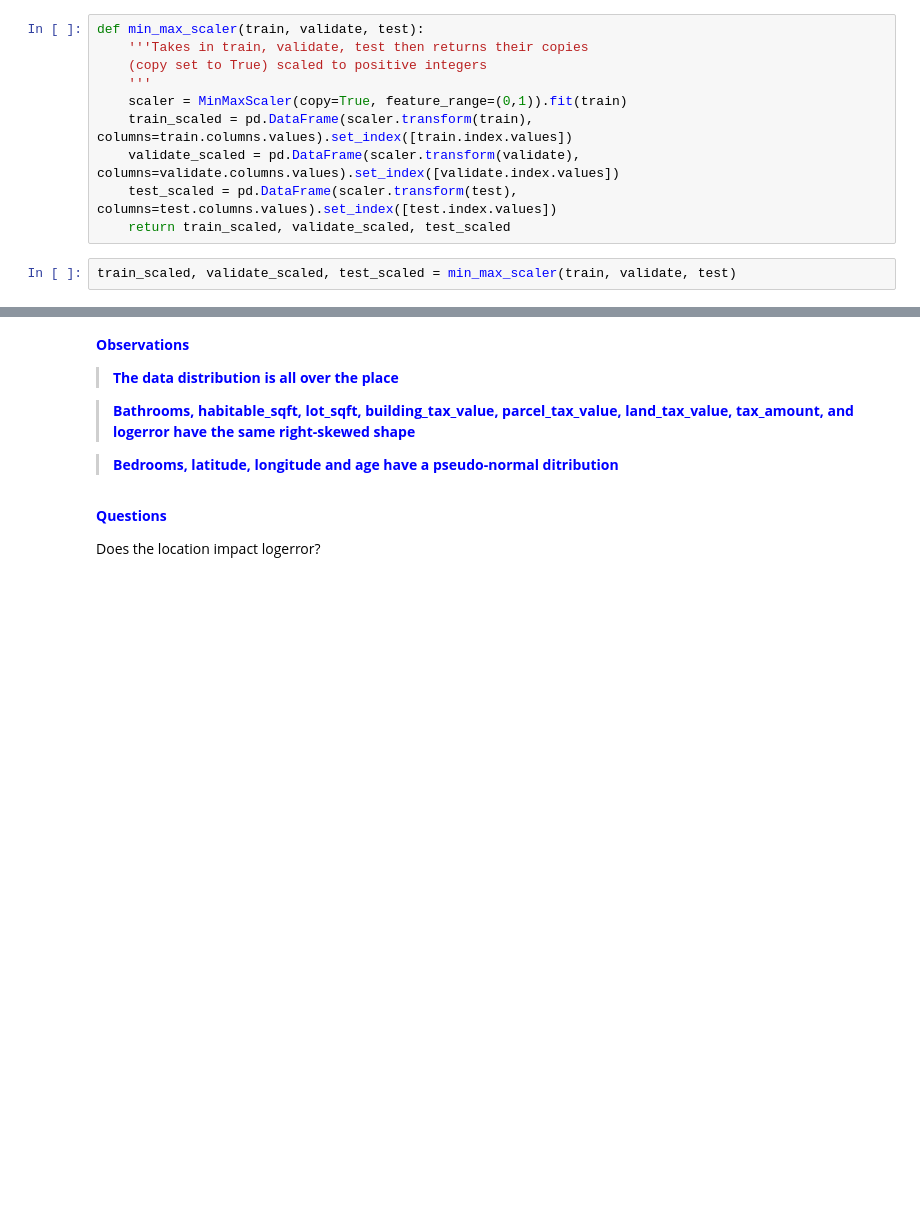
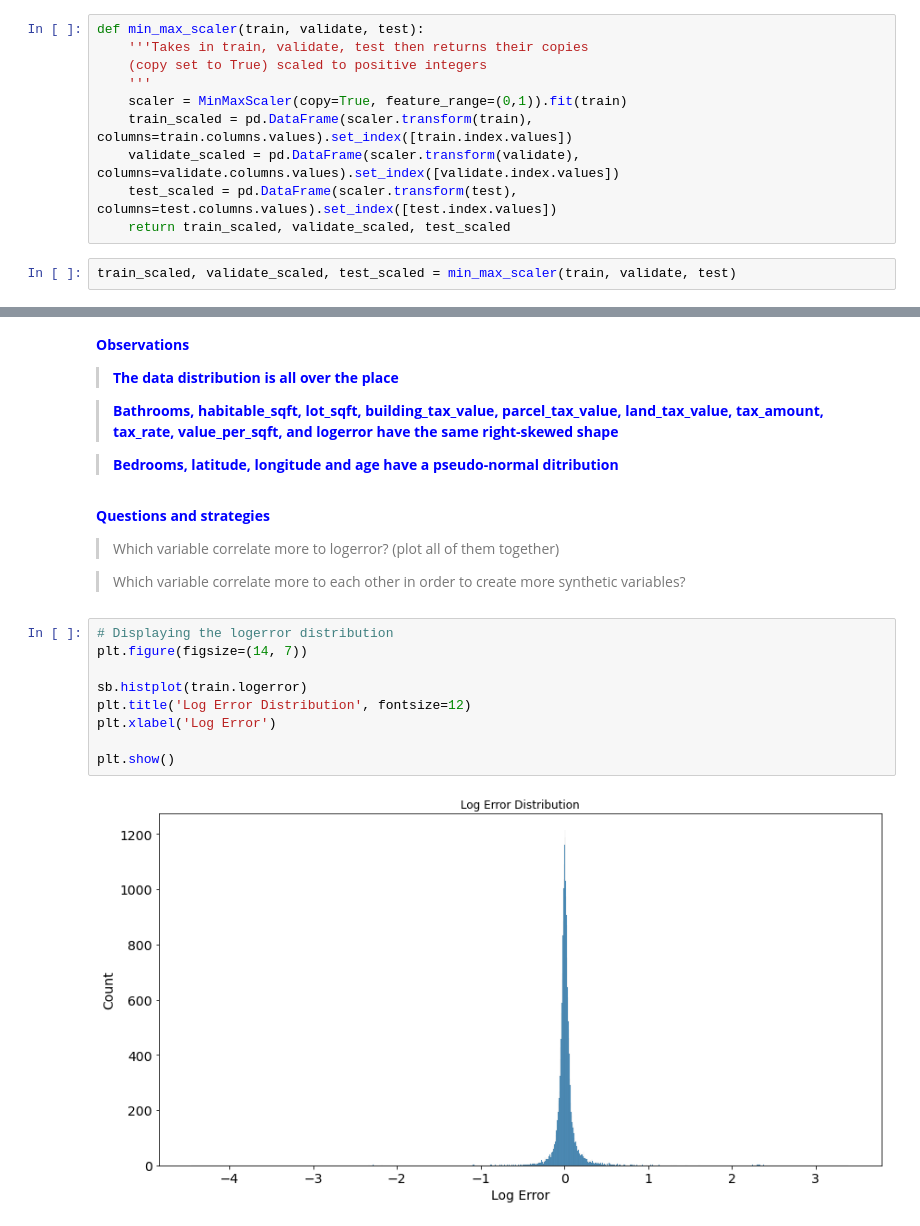
Before and after one commit to Severina7/clustering_project_zillow, a Jupyter notebook: zillow_acquisition_preparation.ipynb, the cells around one changed output, grey strips where cells are left out. Drawn from its saved outputs; the diff is of its cells as text; blank space fills up the shorter version.

```diff
--- a/zillow_acquisition_preparation.ipynb
+++ b/zillow_acquisition_preparation.ipynb
@@ -625,10 +722,23 @@ array([[<AxesSubplot:title={'center':'parcelid'}>,
 
 >**<font color = 'blue'>The data distribution is all over the place</font>**
 
->**<font color = 'blue'>Bathrooms, habitable_sqft, lot_sqft, building_tax_value, parcel_tax_value, land_tax_value, tax_amount, and logerror have the same right-skewed shape</font>**
+>**<font color = 'blue'>Bathrooms, habitable_sqft, lot_sqft, building_tax_value, parcel_tax_value, land_tax_value, tax_amount, tax_rate, value_per_sqft, and logerror have the same right-skewed shape</font>**
 
 >**<font color = 'blue'>Bedrooms, latitude, longitude and age have a pseudo-normal ditribution</font>**
-# %% [markdown]
-**<font color = 'blue'>Questions</font>**
-
-Does the location impact logerror?
+# %% [markdown]
+**<font color = 'blue'>Questions and strategies</font>**
+
+>Which variable correlate more to logerror? (plot all of them together)
+
+>Which variable correlate more to each other in order to create more synthetic variables?
+# %%
+# Displaying the logerror distribution
+plt.figure(figsize=(14, 7))
+
+sb.histplot(train.logerror)
+plt.title('Log Error Distribution', fontsize=12)
+plt.xlabel('Log Error')
+
+plt.show()
+# %% [output]
+[figure, added]
```
Also changed, not shown: parts of 25 cells of this notebook.
